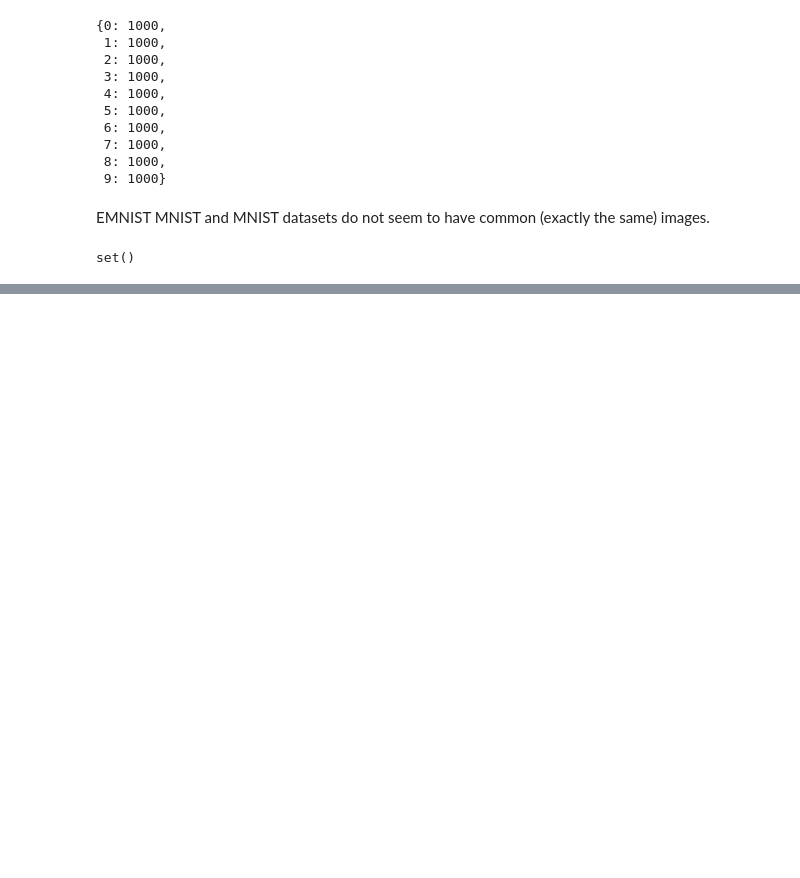
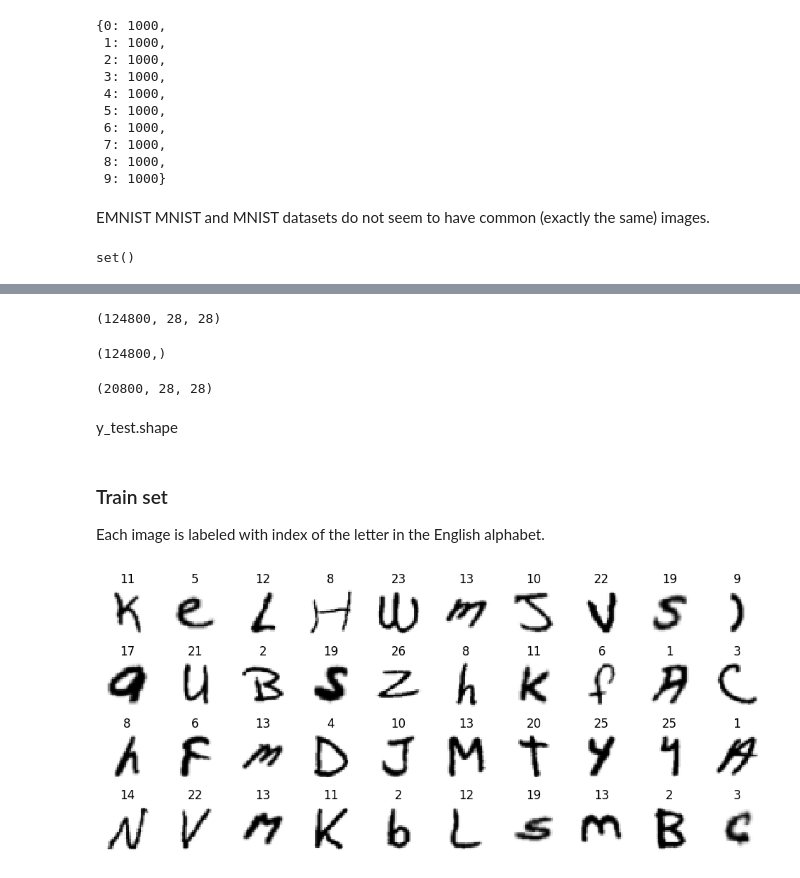
Before and after one commit to fstachura/psi-handwriting-recognition, a Jupyter notebook: datasets.ipynb, the cells around one changed output, grey strips where cells are left out. Saved outputs shown, nothing was run; the diff lists cells and outputs as text; code cells hidden in the pictures; blank space fills up the shorter version.

Commit message:
add readme, info about mnist letters

```diff
--- a/datasets.ipynb
+++ b/datasets.ipynb
@@ -209,0 +165,27 @@ Text(0.5, 1.0, 'Number of images per class')
+# %%
+from load_emnist_mnist import load_emnist_letters
+
+X_train, X_test, y_train, y_test = load_emnist_letters("emnist_letters")
+# %%
+X_train.shape
+# %% [output]
+(124800, 28, 28)
+# %%
+y_train.shape
+# %% [output]
+(124800,)
+# %%
+X_test.shape
+# %% [output]
+(20800, 28, 28)
+# %% [markdown]
+y_test.shape
+# %% [markdown]
+### Train set
+
+Each image is labeled with index of the letter in the English alphabet.
+# %%
+indexes = np.random.randint(0, X_train.shape[0], 4*10)
+print_characters(X_train[indexes], y_train[indexes])
+# %% [output]
+[figure, added]
```
Also changed, not shown: parts of 16 cells of this notebook, 5 other files.
